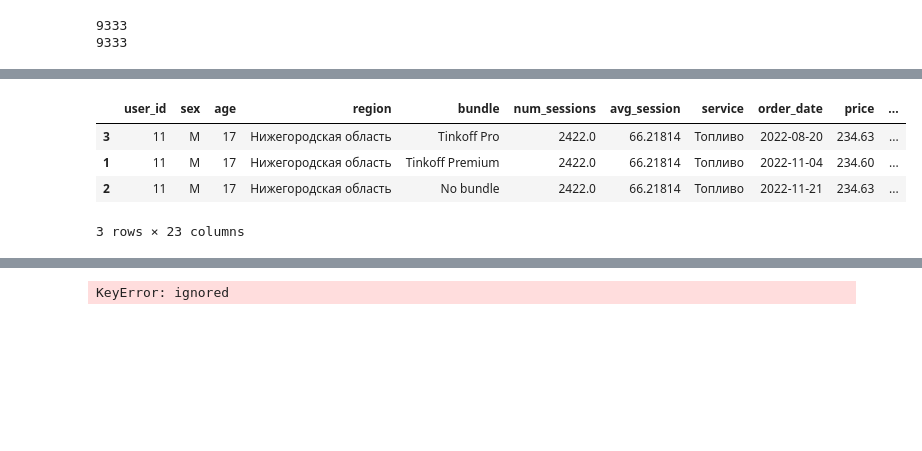
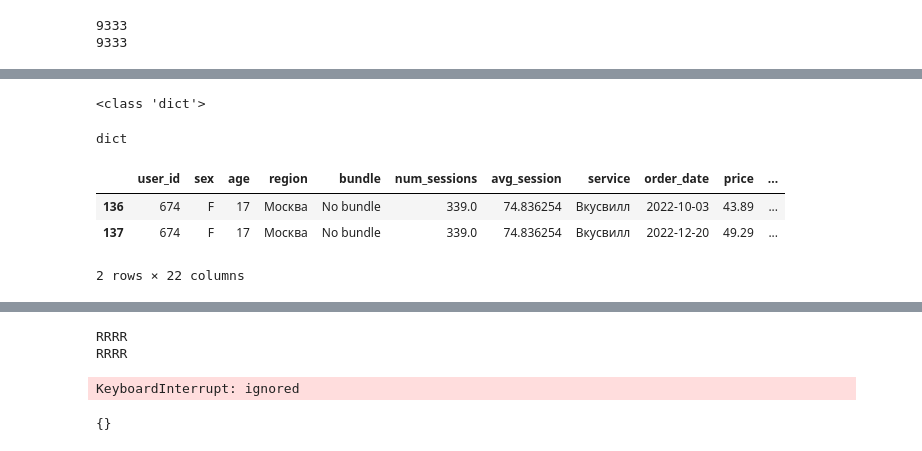
Before and after one commit to Vadimcha/DANO2, a Jupyter notebook: DANO2.ipynb, the cells around one changed output, grey strips where cells are left out. Drawn from its saved outputs; the diff is of its cells as text; code cells hidden in the pictures; blank space fills up the shorter version.

```diff
--- a/DANO2.ipynb
+++ b/DANO2.ipynb
@@ -7,5 +7,7 @@ import matplotlib as plt
 # %%
 data = pd.read_excel('./DB.xls') # База данных уже без выбросов
+data = data.drop('beauty', axis=1)
+data = data.drop('technology', axis=1)
 services = data.columns[10:]
-data.columns
+services
 # %% [output]
@@ -18,7 +18,7 @@ Index(['user_id', 'sex', 'age', 'region', 'bundle', 'num_sessions',
 # Факторы объединения значений
 factors = {
     'user_id': [],
-    'num_sessions': ['sum'],
+    'num_sessions': ['mean'],
     'avg_session': ['mean'],
     'price': ['sum'],
     'fuel': ['sum'],
@@ -31,15 +31,12 @@ factors = {
     'books': ['sum'],
     'theater': ['sum'],
     'sports': ['sum'],
-    'beauty': ['sum'],
-    'flowers': ['sum'],
-    'technology': ['sum']
+    'flowers': ['sum'], \
 }
 
 dataUnique = data.groupby('user_id').agg(factors).round(2)
 dataUnique = dataUnique.reset_index()
 
 dataUnique.columns = ['user_id', 'summSessions', 'avg_session', 'summPrice', 'fuel', 'cinema', 'vkusvill',
-                     'travel',	'restaurants',	'concerts',	'games',	'books',	'theater',	'sports',
-                      'beauty',	'flowers',	'technology']
-# dataUnique.head(100)
+                     'travel',	'restaurants',	'concerts',	'games',	'books',	'theater',	'sports',	'flowers']
+dataUnique.head(100)
@@ -78,15 +139,21 @@ koef
 # %%
 Users = {}  # по ключу user_id доступны все записи отсортированные по датам
+print(type(Users))
 
 for user in dataUnique['user_id']:
     Users[user] = data[data['user_id'] == user].copy()  # Создание копии DataFrame
     Users[user]['order_date'] = pd.to_datetime(Users[user]['order_date'])  # Преобразование столбца 'order_date' в формат даты
     Users[user].sort_values(by='order_date', inplace=True)
+# %% [output]
+<class 'dict'>
+# %%
+type(Users)
+# %% [output]
+dict
 # %%
-Users[11]
+Users[674]
 # %% [output]
 |  | user_id | sex | age | region | bundle | num_sessions | avg_session | service | order_date | price | ... |
-| 3 | 11 | M | 17 | Нижегородская область | Tinkoff Pro | 2422.0 | 66.21814 | Топливо | 2022-08-20 | 234.63 | ... |
-| 1 | 11 | M | 17 | Нижегородская область | Tinkoff Premium | 2422.0 | 66.21814 | Топливо | 2022-11-04 | 234.60 | ... |
-| 2 | 11 | M | 17 | Нижегородская область | No bundle | 2422.0 | 66.21814 | Топливо | 2022-11-21 | 234.63 | ... |
+| 136 | 674 | F | 17 | Москва | No bundle | 339.0 | 74.836254 | Вкусвилл | 2022-10-03 | 43.89 | ... |
+| 137 | 674 | F | 17 | Москва | No bundle | 339.0 | 74.836254 | Вкусвилл | 2022-12-20 | 49.29 | ... |
-3 rows × 23 columns
+2 rows × 22 columns
@@ -93,21 +163,40 @@ Users[11]
 # %%
+import math
+
 RESULTS = {}
-for serv1 in range(5):
+for serv1 in range(3):
   popular = koef[serv1][0]
   for serv in services:
     if serv == popular:
       continue
     use = 0
-    not_use = 0
+    not_use = len(dataUnique[dataUnique[popular] >= 1])
     for useri in dataUnique['user_id']:
       user = Users[useri]
       min_popular_index = user[user[popular] == 1].index.min()
-      max_need_index = user[user[serv] == 1].index.max()
+      max_need_index = user[user[serv] == 1].index.min()
+      if math.isnan(min_popular_index) or math.isnan(max_need_index):
+        continue
+      # print(f'RESULT - {user["user_id"]}: {popular} = {min_popular_index}, {serv} = {max_need_index}')
       if min_popular_index < max_need_index:
         use += 1
-      else:
-        not_use += 1
-  RESULTS[popular].append({ serv: (use / (use + not_use)) })
+      # else:
+      #   # print(f'RESULT - {min_popular_index}: {type(min_popular_index)}, {max_need_index}: {type(max_need_index)}')
+      #   not_use += 1
+  if use + not_use == 0:
+    continue
+  if popular in RESULTS:
+    RESULTS[popular].append({ serv: (use / (use + not_use)) })
+    print("AAAAA")
+  else:
+    RESULTS[popular] = [{ serv: (use / (use + not_use)) }]
+    print("RRRR")
 RESULTS
 # %% [output]
-KeyError: ignored
+RRRR
+RRRR
+KeyboardInterrupt: ignored
+# %%
+print(RESULTS)
+# %% [output]
+{}
```
Also changed, not shown: parts of 8 cells of this notebook.
